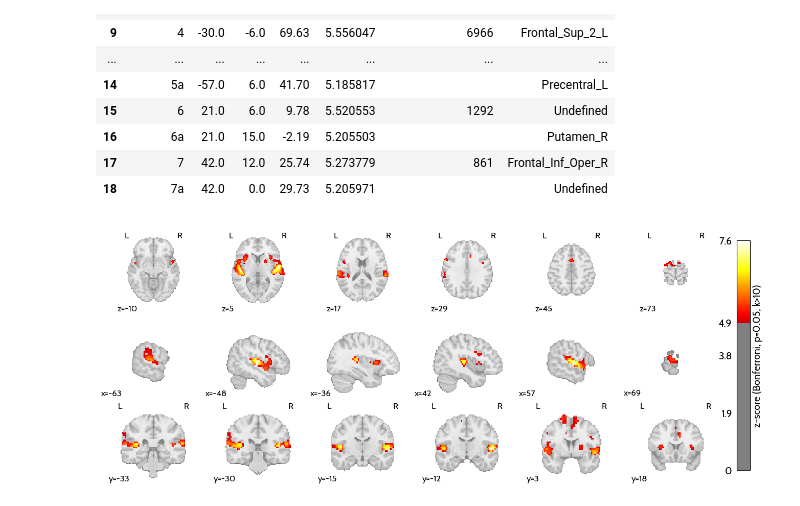
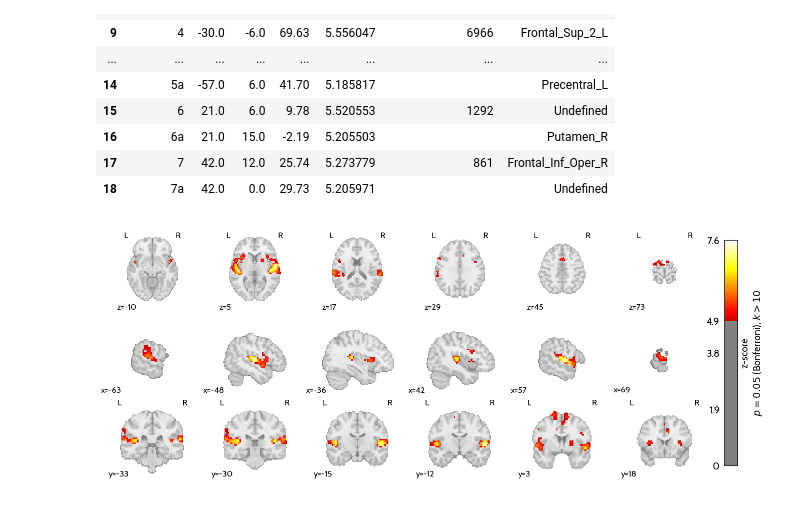
Before and after one commit to CIBIT-UC/musicnf-novelinterface, a Jupyter notebook: scripts/glm/CompareToVisual.ipynb, the cells around one changed output. Drawn from its saved outputs; the diff is of its cells as text; code cells hidden in the pictures.

```diff
--- a/scripts/glm/CompareToVisual.ipynb
+++ b/scripts/glm/CompareToVisual.ipynb
@@ -145,14 +145,14 @@ table.to_clipboard(index=False)
 # %%
 P_MV = plotting.plot_stat_map(
     corrected_map,
     threshold=thres,
     colorbar=True,
     draw_cross=False,
     display_mode="mosaic",
     cut_coords=6,
 )
 
 # Add colorbar text
-P_MV._cbar.set_label("z-score (Bonferroni, p=0.05, k>10)")
+P_MV._cbar.set_label("z-score\n$p=0.05$ (Bonferroni), $k>10$")
 # %% [output]
-[figure, old version]
+[figure, new version]
```
Also changed, not shown: 2 other files.
